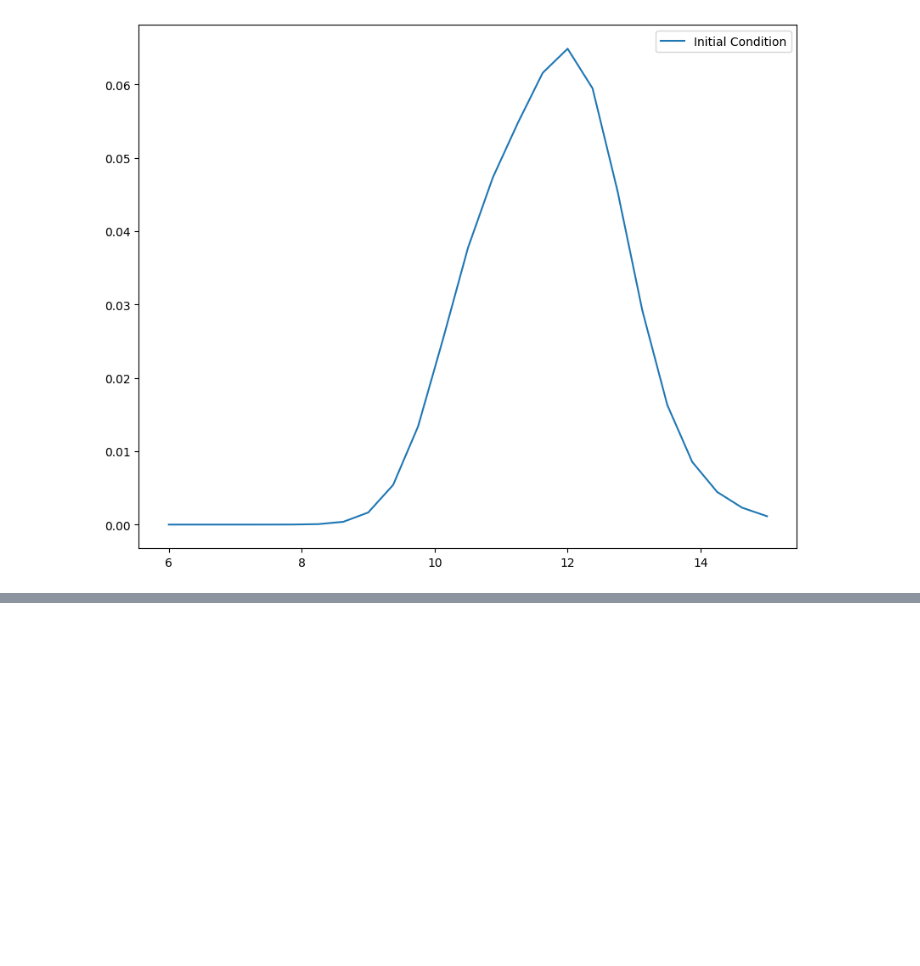
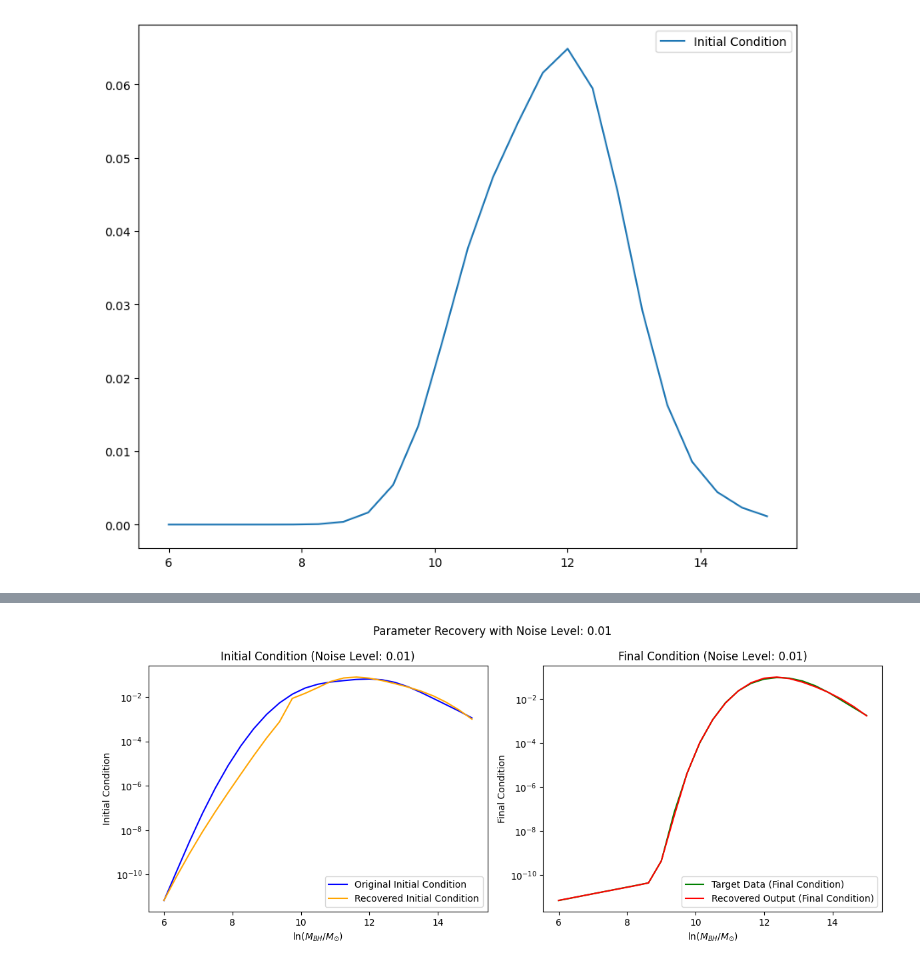
Before and after one commit to eduardopereira-inpe/starforge2, a Jupyter notebook: notebooks/parameters_recoveryv3.ipynb, the cells around one changed output, grey strips where cells are left out. Drawn from its saved outputs; the diff is of its cells as text; code cells hidden in the pictures; blank space fills up the shorter version.

```diff
--- a/notebooks/parameters_recoveryv3.ipynb
+++ b/notebooks/parameters_recoveryv3.ipynb
@@ -124,6 +126,46 @@ bounds.extend([  # For eta, tau_par, alpha_par
 
 
 MODEL_PARAM_COUNT = 7
+
+
+# %%
+# =====================================================
+# Generate LaTeX Table with Recovered Parameters
+# =====================================================
+
+def format_sci(x):
+    """Format number in LaTeX scientific notation."""
+    exponent = int(np.floor(np.log10(abs(x)))) if x != 0 else 0
+    mantissa = x / (10 ** exponent) if x != 0 else 0
+    return rf"${mantissa:.2f}\times10^{{{exponent}}}$"
+
+
+# Original parameters
+original_params = {
+    r"$A_{0}\,[{\rm dex}^{-1}]$": parameters_observational[0],
+    r"$\mu_{0}$": parameters_observational[1],
+    r"$\sigma_{0}$": parameters_observational[2],
+
+    r"$A_{1}\,[{\rm dex}^{-1}]$": parameters_observational[3],
+    r"$\mu_{1}$": parameters_observational[4],
+    r"$\sigma_{1}$": parameters_observational[5],
+
+    r"$A_{2}\,[{\rm dex}^{-1}]$": parameters_observational[6],
+    r"$\mu_{2}$": parameters_observational[7],
+    r"$\sigma_{2}$": parameters_observational[8],
+
+    r"$m_{bh}^{*}\,[{\rm M}_{\odot}]$": 2.0,
+    r"$\tau^{*}\,[{\rm Gyr}]$": 5.0,
+    r"$\alpha$": 3e-1,
+    r"$\bar{\eta}^{0}$": 1e-1,
+    r"$t_q\,[{\rm Gyr}]$": 1.0,
+    r"$b_{1}$": 1e-1,
+    r"$b_{2}$": 1e-1,
+}
+
+
+# Store recovered parameters
+recovered_table = {}
 
 for i, noise_level in enumerate(noise_levels):
 
@@ -155,6 +197,30 @@ for i, noise_level in enumerate(noise_levels):
 
     gaussian_parameters = best_params[:-MODEL_PARAM_COUNT]
     model_parameters = best_params[-MODEL_PARAM_COUNT:]
+
+    recovered_values = [
+        gaussian_parameters[0],
+        gaussian_parameters[1],
+        gaussian_parameters[2],
+
+        gaussian_parameters[3],
+        gaussian_parameters[4],
+        gaussian_parameters[5],
+
+        gaussian_parameters[6],
+        gaussian_parameters[7],
+        gaussian_parameters[8],
+
+        model_parameters[0],  # mbh_par in units of 1e11 Msun
+        model_parameters[1],  # tau_par in Gyr
+        model_parameters[2],  # alpha
+        model_parameters[3],  # eta
+        model_parameters[4],  # t_q in Gyr
+        model_parameters[5],  # b1
+        model_parameters[6],  # b2
+    ]
+
+    recovered_table[noise_level] = recovered_values
 
 
     initial_condition_recovered = gaussian_sum_from_p(
@@ -272,5 +338,28 @@ for i, noise_level in enumerate(noise_levels):
         "metrics_init": metrics_text_init,
         "grid_params": grid_params,
     }
+
+    plt.figure(figsize=(12, 5))
+    plt.subplot(1, 2, 1)
+    plt.plot(ln_mbh_grid, initial_condition, label="Original Initial Condition", color='blue')
+    plt.plot(ln_mbh_grid, recovered_initial_condition, label="Recovered Initial Condition", color='orange')
+    plt.title(f"Initial Condition (Noise Level: {noise_level:.2f})")
+    plt.xlabel(r"$\ln(M_{BH}/M_{\odot})$")
+    plt.ylabel("Initial Condition")
+    plt.yscale("log")
+    plt.legend()
+
+    plt.subplot(1, 2, 2)
+    plt.plot(ln_mbh_grid, target_data, label="Target Data (Final Condition)", color='green')
+    plt.plot(ln_mbh_grid, recovered_output, label="Recovered Output (Final Condition)", color='red')
+    plt.title(f"Final Condition (Noise Level: {noise_level:.2f})")
+    plt.xlabel(r"$\ln(M_{BH}/M_{\odot})$")
+    plt.ylabel("Final Condition")
+    plt.yscale("log")
+    plt.legend()
+    plt.suptitle(f"Parameter Recovery with Noise Level: {noise_level:.2f}")
+    plt.tight_layout()
+    plt.show()
+    plt.close()
 # %% [output]
 Running optimization with noise level: 0.01
@@ -321,0 +404 @@ Running optimization with noise level: 0.01
+[figure, added]
```
Also changed, not shown: parts of 7 cells of this notebook, 52 other files.
